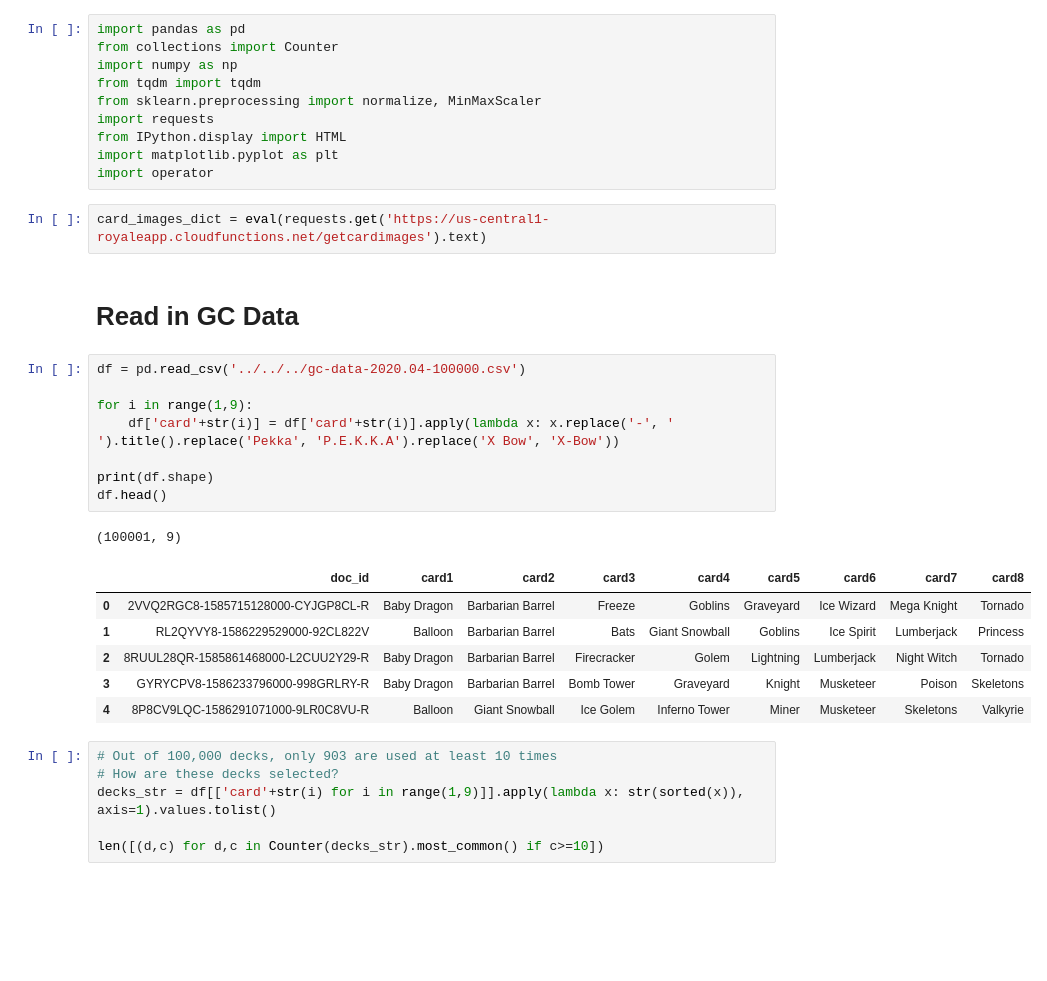
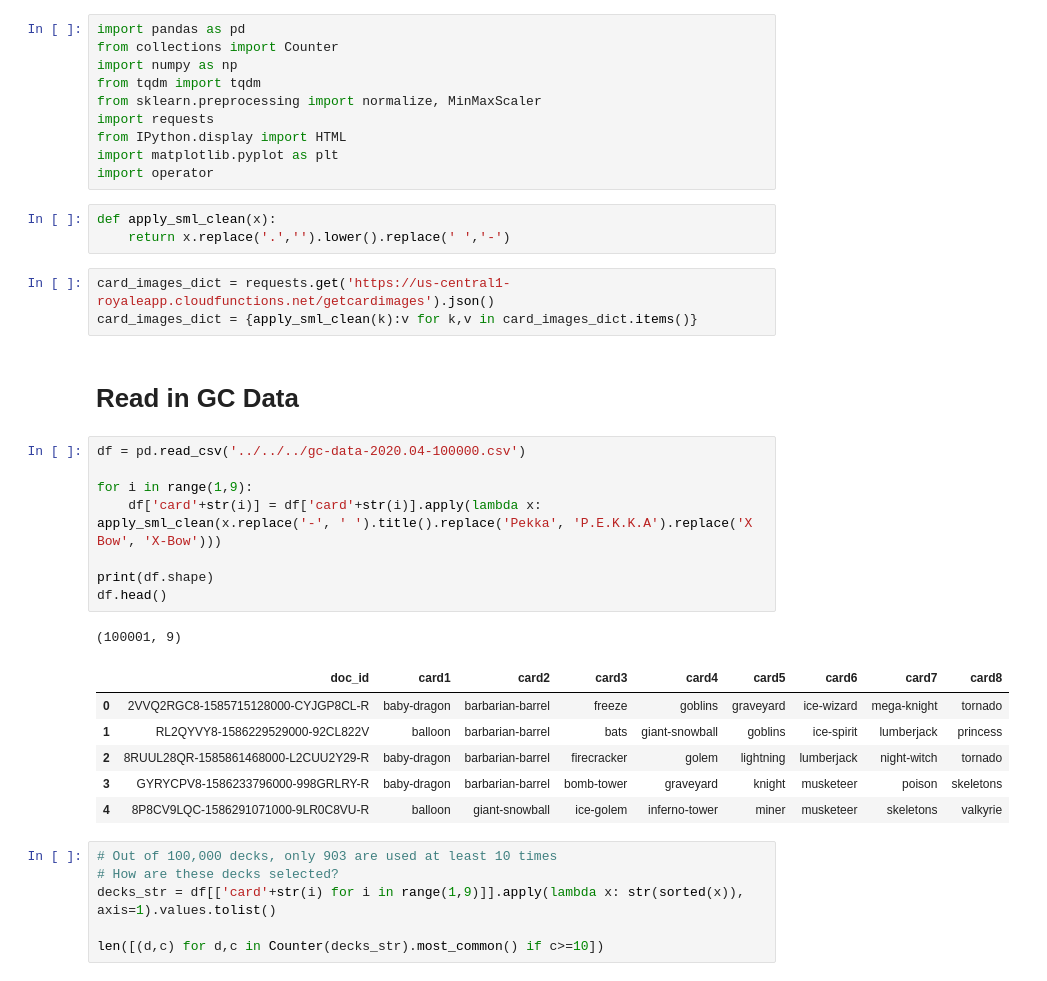
Before and after one commit to dpalbrecht/ClashRoyaleAnalytics, a Jupyter notebook: data_science/sandbox/2020_08_26_100k_gc_data.ipynb, the cells around one changed output. Saved outputs shown, nothing was run; the diff lists cells and outputs as text; blank space fills up the shorter version.

```diff
--- a/data_science/sandbox/2020_08_26_100k_gc_data.ipynb
+++ b/data_science/sandbox/2020_08_26_100k_gc_data.ipynb
@@ -8,26 +8,30 @@ import requests
 from IPython.display import HTML
 import matplotlib.pyplot as plt
 import operator
+# %%
+def apply_sml_clean(x):
+    return x.replace('.','').lower().replace(' ','-')
 # %%
-card_images_dict = eval(requests.get('https://us-central1-royaleapp.cloudfunctions.net/getcardimages').text)
+card_images_dict = requests.get('https://us-central1-royaleapp.cloudfunctions.net/getcardimages').json()
+card_images_dict = {apply_sml_clean(k):v for k,v in card_images_dict.items()}
 # %% [markdown]
 # Read in GC Data
 # %%
 df = pd.read_csv('../../../gc-data-2020.04-100000.csv')
 
 for i in range(1,9):
-    df['card'+str(i)] = df['card'+str(i)].apply(lambda x: x.replace('-', ' ').title().replace('Pekka', 'P.E.K.K.A').replace('X Bow', 'X-Bow'))
+    df['card'+str(i)] = df['card'+str(i)].apply(lambda x: apply_sml_clean(x.replace('-', ' ').title().replace('Pekka', 'P.E.K.K.A').replace('X Bow', 'X-Bow')))
 
 print(df.shape)
 df.head()
 # %% [output]
 (100001, 9)
 |  | doc_id | card1 | card2 | card3 | card4 | card5 | card6 | card7 | card8 |
-| 0 | 2VVQ2RGC8-1585715128000-CYJGP8CL-R | Baby Dragon | Barbarian Barrel | Freeze | Goblins | Graveyard | Ice Wizard | Mega Knight | Tornado |
-| 1 | RL2QYVY8-1586229529000-92CL822V | Balloon | Barbarian Barrel | Bats | Giant Snowball | Goblins | Ice Spirit | Lumberjack | Princess |
-| 2 | 8RUUL28QR-1585861468000-L2CUU2Y29-R | Baby Dragon | Barbarian Barrel | Firecracker | Golem | Lightning | Lumberjack | Night Witch | Tornado |
-| 3 | GYRYCPV8-1586233796000-998GRLRY-R | Baby Dragon | Barbarian Barrel | Bomb Tower | Graveyard | Knight | Musketeer | Poison | Skeletons |
-| 4 | 8P8CV9LQC-1586291071000-9LR0C8VU-R | Balloon | Giant Snowball | Ice Golem | Inferno Tower | Miner | Musketeer | Skeletons | Valkyrie |
+| 0 | 2VVQ2RGC8-1585715128000-CYJGP8CL-R | baby-dragon | barbarian-barrel | freeze | goblins | graveyard | ice-wizard | mega-knight | tornado |
+| 1 | RL2QYVY8-1586229529000-92CL822V | balloon | barbarian-barrel | bats | giant-snowball | goblins | ice-spirit | lumberjack | princess |
+| 2 | 8RUUL28QR-1585861468000-L2CUU2Y29-R | baby-dragon | barbarian-barrel | firecracker | golem | lightning | lumberjack | night-witch | tornado |
+| 3 | GYRYCPV8-1586233796000-998GRLRY-R | baby-dragon | barbarian-barrel | bomb-tower | graveyard | knight | musketeer | poison | skeletons |
+| 4 | 8P8CV9LQC-1586291071000-9LR0C8VU-R | balloon | giant-snowball | ice-golem | inferno-tower | miner | musketeer | skeletons | valkyrie |
 # %%
 # Out of 100,000 decks, only 903 are used at least 10 times
 # How are these decks selected?
```
Also changed, not shown: parts of 11 cells of this notebook, 2 other files.
